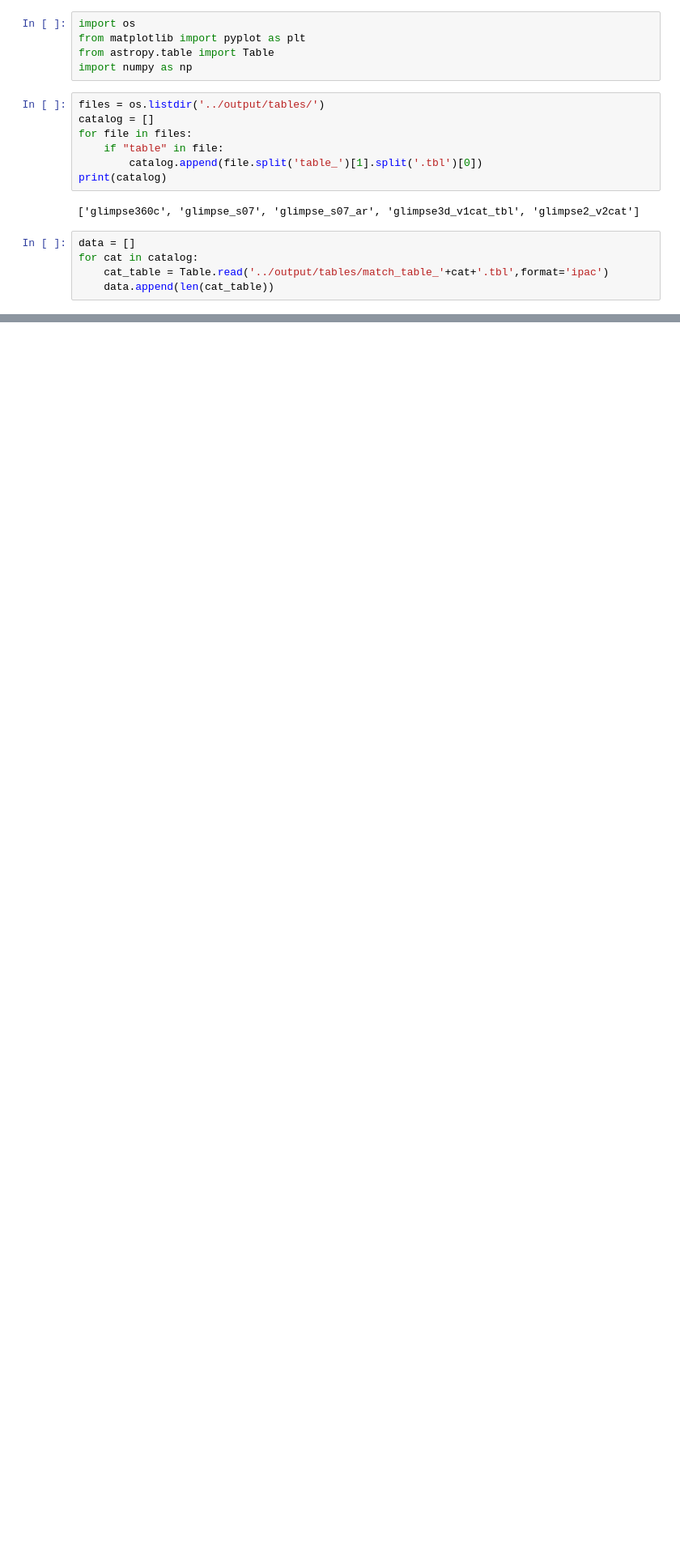
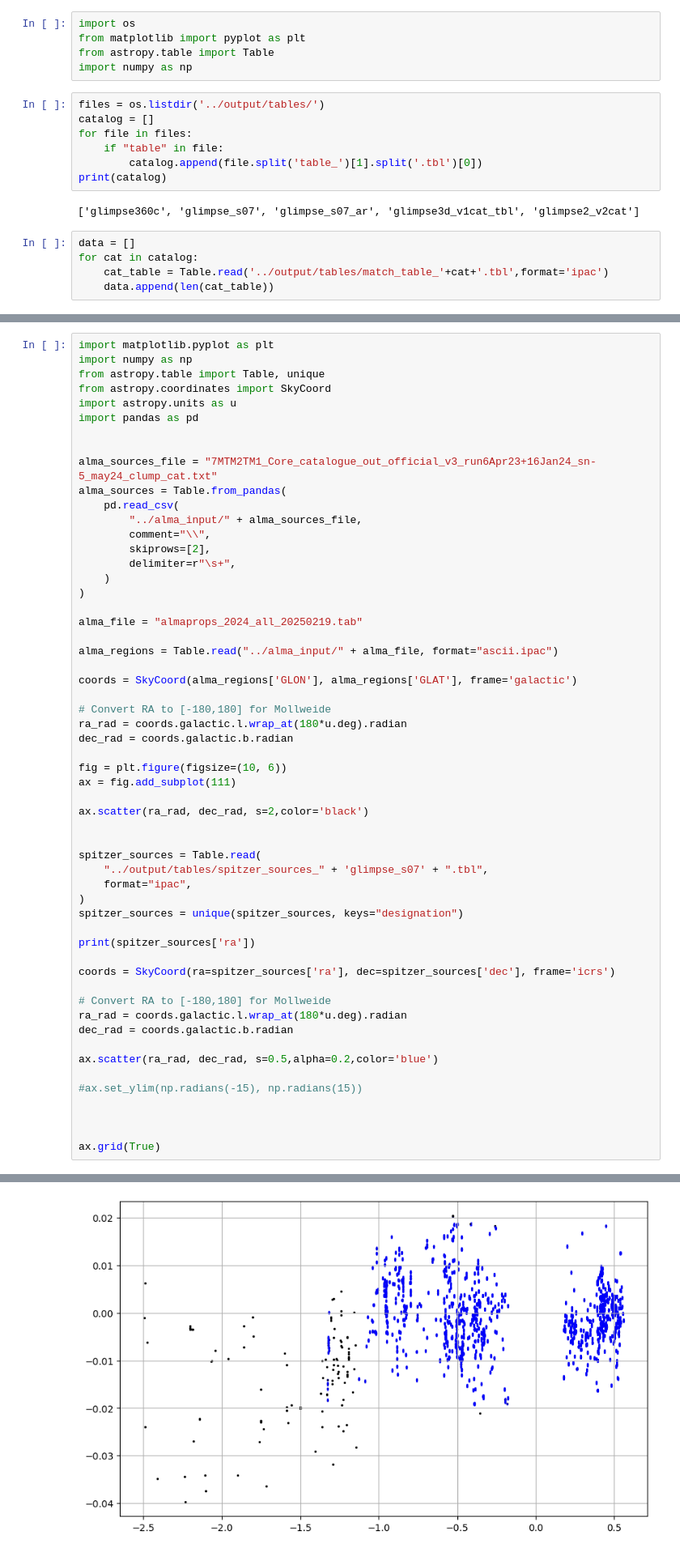
Before and after one commit to Ajuradoi1/ALMAGAL_IR, a Jupyter notebook: src/catalog_comparison.ipynb, the cells around one changed output, grey strips where cells are left out. Shown at 81% size. Drawn from its saved outputs; the diff is of its cells as text; blank space fills up the shorter version.

```diff
--- a/src/catalog_comparison.ipynb
+++ b/src/catalog_comparison.ipynb
@@ -69,0 +68,57 @@ plt.show()
+# %%
+import matplotlib.pyplot as plt
+import numpy as np
+from astropy.table import Table, unique
+from astropy.coordinates import SkyCoord
+import astropy.units as u
+import pandas as pd
+
+
+alma_sources_file = "7MTM2TM1_Core_catalogue_out_official_v3_run6Apr23+16Jan24_sn-5_may24_clump_cat.txt"
+alma_sources = Table.from_pandas(
+    pd.read_csv(
+        "../alma_input/" + alma_sources_file,
+        comment="\\",
+        skiprows=[2],
+        delimiter=r"\s+",
+    )
+)
+
+alma_file = "almaprops_2024_all_20250219.tab"
+
+alma_regions = Table.read("../alma_input/" + alma_file, format="ascii.ipac")
+
+coords = SkyCoord(alma_regions['GLON'], alma_regions['GLAT'], frame='galactic')
+
+# Convert RA to [-180,180] for Mollweide
+ra_rad = coords.galactic.l.wrap_at(180*u.deg).radian
+dec_rad = coords.galactic.b.radian
+
+fig = plt.figure(figsize=(10, 6))
+ax = fig.add_subplot(111)
+
+ax.scatter(ra_rad, dec_rad, s=2,color='black')
+
+
+spitzer_sources = Table.read(
+    "../output/tables/spitzer_sources_" + 'glimpse_s07' + ".tbl",
+    format="ipac",
+)
+spitzer_sources = unique(spitzer_sources, keys="designation")
+
+print(spitzer_sources['ra'])
+
+coords = SkyCoord(ra=spitzer_sources['ra'], dec=spitzer_sources['dec'], frame='icrs')
+
+# Convert RA to [-180,180] for Mollweide
+ra_rad = coords.galactic.l.wrap_at(180*u.deg).radian
+dec_rad = coords.galactic.b.radian
+
+ax.scatter(ra_rad, dec_rad, s=0.5,alpha=0.2,color='blue')
+
+#ax.set_ylim(np.radians(-15), np.radians(15))
+
+
+
+ax.grid(True)
+# %% [output]
@@ -69,0 +142 @@ plt.show()
+[figure, added]
```
Also changed, not shown: parts of 3 cells of this notebook, 5 other files.
